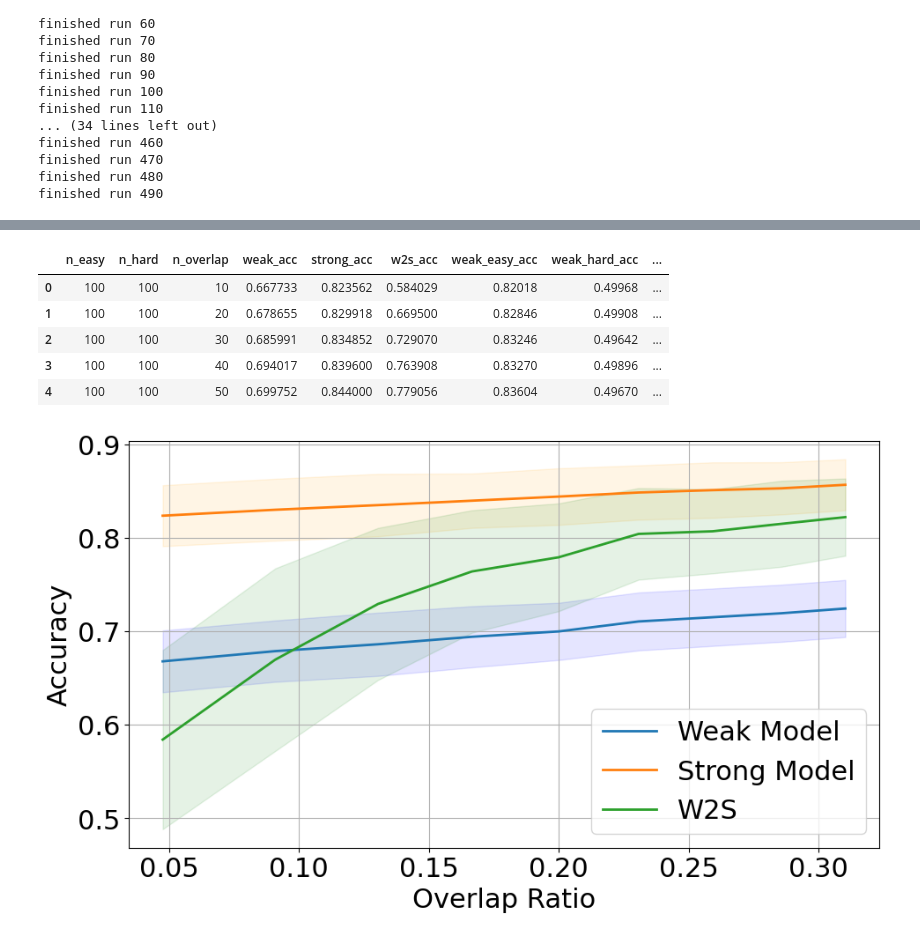
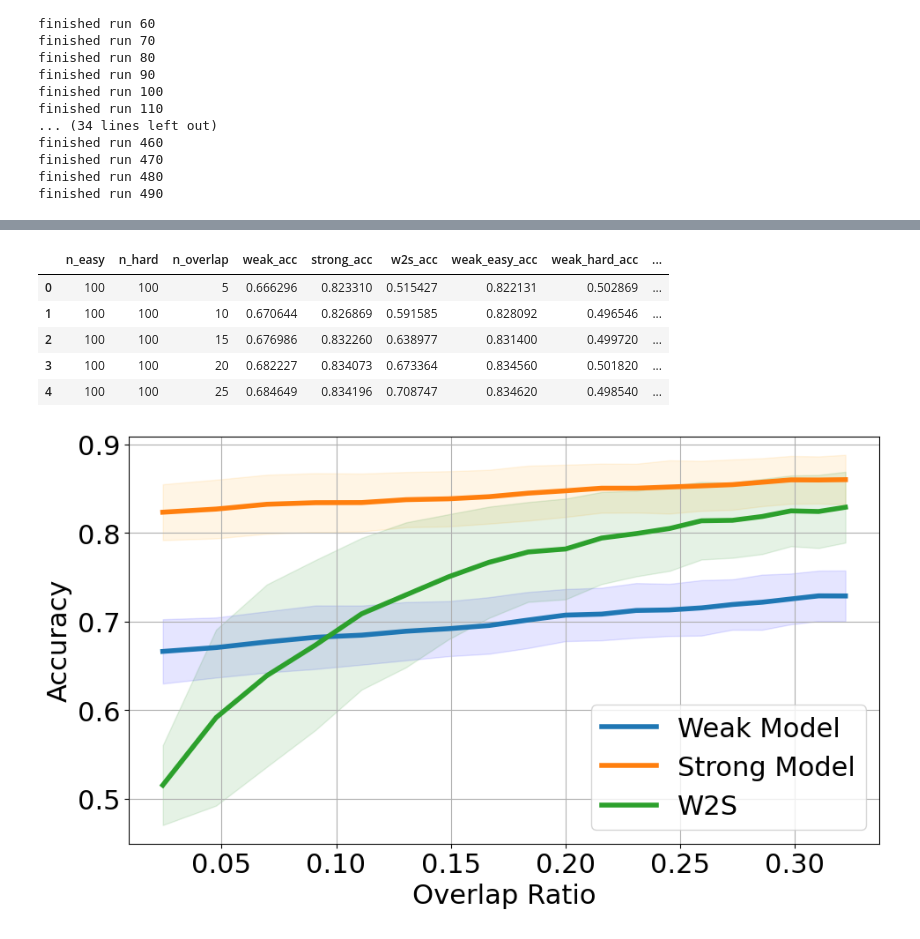
Before and after one commit to SprocketLab/datacentric_w2s, a Jupyter notebook: notebooks/synthetic_exp/overlap_density_mixture_ablation_final.ipynb, the cells around one changed output, grey strips where cells are left out. Cells and saved outputs as stored; diff of their text form; code cells hidden in the pictures.

```diff
--- a/notebooks/synthetic_exp/overlap_density_mixture_ablation_final.ipynb
+++ b/notebooks/synthetic_exp/overlap_density_mixture_ablation_final.ipynb
@@ -70,7 +70,7 @@ def single_run(d_easy, d_hard, theta, var, ns, verbose=False):
     X_weak_test[:, d_easy:] = np.zeros([ns[0]+ns[1]+ns[2], d_hard])  # all points get hard features zero'd out
 
     # train classifiers
-    weak_model = LogisticRegression(random_state=0).fit(X_weak_train, y_train)
+    weak_model = LogisticRegression(random_state=0, fit_intercept=False).fit(X_weak_train, y_train)
     weak_train_acc_overall = weak_model.score(X_weak_train, y_train)
 
     if test_on_all:
@@ -91,7 +91,7 @@ def single_run(d_easy, d_hard, theta, var, ns, verbose=False):
         print(f"weak model train acc on overlaps = {weak_train_acc_overlaps}")
 
     # oracle
-    strong_model_oracle = LogisticRegression(random_state=0).fit(X_train, y_train)
+    strong_model_oracle = LogisticRegression(random_state=0, fit_intercept=False).fit(X_train, y_train)
     if test_on_all:
         strong_test_acc_oracle = strong_model_oracle.score(X_test, y_test)
     else:
@@ -107,6 +107,10 @@ def single_run(d_easy, d_hard, theta, var, ns, verbose=False):
 
     # hard only
     # strong_model = LogisticRegression(random_state=0).fit(X_pseudo, y_pseudolabels)
+    # num_others = 50
+    # X_w2s_train = np.concatenate([X_pseudo[:num_others], X_pseudo[ns[0]:ns[0]+num_others], X_pseudo[ns[0]+ns[1]:]])
+    # y_w2s_train = np.concatenate([y_pseudolabels[:num_others], y_pseudolabels[ns[0]:ns[0]+num_others], y_pseudolabels[ns[0]+ns[1]:]])
+    # strong_model_train_overlaps = LogisticRegression(random_state=0, C=0.01, fit_intercept=False).fit(X_w2s_train, y_w2s_train)
     strong_model_train_overlaps = LogisticRegression(random_state=0, C=0.01).fit(X_pseudo[ns[0]+ns[1]:], y_pseudolabels[ns[0]+ns[1]:])
     # strong_model_train_overlaps = LogisticRegression(random_state=0, C=0.01).fit(X_pseudo[ns[1]+ns[2]:], y_pseudolabels[ns[1]+ns[2]:])
 
@@ -175,12 +179,13 @@ def single_run(d_easy, d_hard, theta, var, ns, verbose=False):
     return result
 # %%
 #np.random.seed(0x1234)
+# tot_runs = 500
 tot_runs = 500
 
 ratio = 1
 d_easy = 20
 d_hard = d_easy * ratio
-total_overlap_choices = 10
+total_overlap_choices = 20
 
 var = 5.0
 accs = np.zeros([total_overlap_choices-1, 3])
@@ -188,20 +193,24 @@ df = []
 for j in range(tot_runs):
     theta = np.random.rand(d_easy + d_hard) # single parameter vector
 
-    for overlap in range(1,total_overlap_choices):
-        ns = [100, 100, overlap*10] # easy non-overlap, hard non-overlap, overlaps. total points is always 400
-        #ns = [1000, 1000, 300+overlap*100] # easy non-overlap, hard non-overlap, overlaps. total points is always 400
-        result = single_run(d_easy, d_hard, theta, var, ns, verbose=False)
-        result['it'] = j
-        result['n_easy'] = ns[0]
-        result['n_hard'] = ns[1]
-        result['n_overlap'] = ns[2]
-        df.append(result)
+    for overlap in range(0,total_overlap_choices):
+        try:
+            ns = [100, 100, overlap*5] # easy non-overlap, hard non-overlap, overlaps. total points is always 400
+            #ns = [1000, 1000, 300+overlap*100] # easy non-overlap, hard non-overlap, overlaps. total points is always 400
+            result = single_run(d_easy, d_hard, theta, var, ns, verbose=False)
+            result['it'] = j
+            result['n_easy'] = ns[0]
+            result['n_hard'] = ns[1]
+            result['n_overlap'] = ns[2]
+            df.append(result)
+        except Exception as e:
+            continue
+
     if j%10 == 0:
         print(f"finished run {j}")
 
 df = pd.DataFrame(df)
-# df.to_csv('synthetic_accuracy_decomposition.csv', index=False)
+df.to_csv('synthetic_accuracy_decomposition.csv', index=False)
 # %% [output]
 finished run 0
 finished run 10
@@ -220,6 +229,8 @@ finished run 460
 finished run 470
 finished run 480
 finished run 490
+# %%
+df = pd.DataFrame(df)
 # %%
 import pandas as pd
 import matplotlib.pyplot as plt
@@ -290,29 +300,29 @@ fig.savefig('synthetic_exp_original_analysis.pdf', dpi=300)
 df_mean.head()
 # %% [output]
 |  | n_easy | n_hard | n_overlap | weak_acc | strong_acc | w2s_acc | weak_easy_acc | weak_hard_acc | ... |
-| 0 | 100 | 100 | 10 | 0.667733 | 0.823562 | 0.584029 | 0.82018 | 0.49968 | ... |
-| 1 | 100 | 100 | 20 | 0.678655 | 0.829918 | 0.669500 | 0.82846 | 0.49908 | ... |
-| 2 | 100 | 100 | 30 | 0.685991 | 0.834852 | 0.729070 | 0.83246 | 0.49642 | ... |
-| 3 | 100 | 100 | 40 | 0.694017 | 0.839600 | 0.763908 | 0.83270 | 0.49896 | ... |
-| 4 | 100 | 100 | 50 | 0.699752 | 0.844000 | 0.779056 | 0.83604 | 0.49670 | ... |
+| 0 | 100 | 100 | 5 | 0.666296 | 0.823310 | 0.515427 | 0.822131 | 0.502869 | ... |
+| 1 | 100 | 100 | 10 | 0.670644 | 0.826869 | 0.591585 | 0.828092 | 0.496546 | ... |
+| 2 | 100 | 100 | 15 | 0.676986 | 0.832260 | 0.638977 | 0.831400 | 0.499720 | ... |
+| 3 | 100 | 100 | 20 | 0.682227 | 0.834073 | 0.673364 | 0.834560 | 0.501820 | ... |
+| 4 | 100 | 100 | 25 | 0.684649 | 0.834196 | 0.708747 | 0.834620 | 0.498540 | ... |
 # %%
 # Overall Accuracy
 plt.figure(figsize=(11, 6))
-plt.plot(df_mean['overlap_ratio'], df_mean['weak_acc'], linewidth=2, label='Weak Model')
-plt.plot(df_mean['overlap_ratio'], df_mean['strong_acc'], linewidth=2, label='Strong Model')
-plt.plot(df_mean['overlap_ratio'], df_mean['w2s_acc'], linewidth=2, label='W2S')
+plt.plot(df_mean['overlap_ratio'], df_mean['weak_acc'], linewidth=4, label='Weak Model')
+plt.plot(df_mean['overlap_ratio'], df_mean['strong_acc'], linewidth=4, label='Strong Model')
+plt.plot(df_mean['overlap_ratio'], df_mean['w2s_acc'], linewidth=4, label='W2S')
 
 plt.fill_between(df_mean['overlap_ratio'], df_mean['weak_acc']-df_std['weak_acc'],
                      df_mean['weak_acc']+df_std['weak_acc'], color='blue', alpha=0.1)
 plt.fill_between(df_mean['overlap_ratio'], df_mean['strong_acc']-df_std['strong_acc'],
                      df_mean['strong_acc']+df_std['strong_acc'], color='orange', alpha=0.1)
 plt.fill_between(df_mean['overlap_ratio'], df_mean['w2s_acc']-df_std['w2s_acc'],
                      df_mean['w2s_acc']+df_std['w2s_acc'], color='green', alpha=0.1)
 plt.grid()
 plt.legend()
 plt.xlabel('Overlap Ratio')
 plt.ylabel('Accuracy')
 # plt.title('Overall Accuracy')
 plt.savefig('figure1_right.pdf', dpi=300, bbox_inches='tight')
 # %% [output]
-[figure, old version]
+[figure, new version]
```
Also changed, not shown: parts of 1 cell of this notebook, 2 other files.
